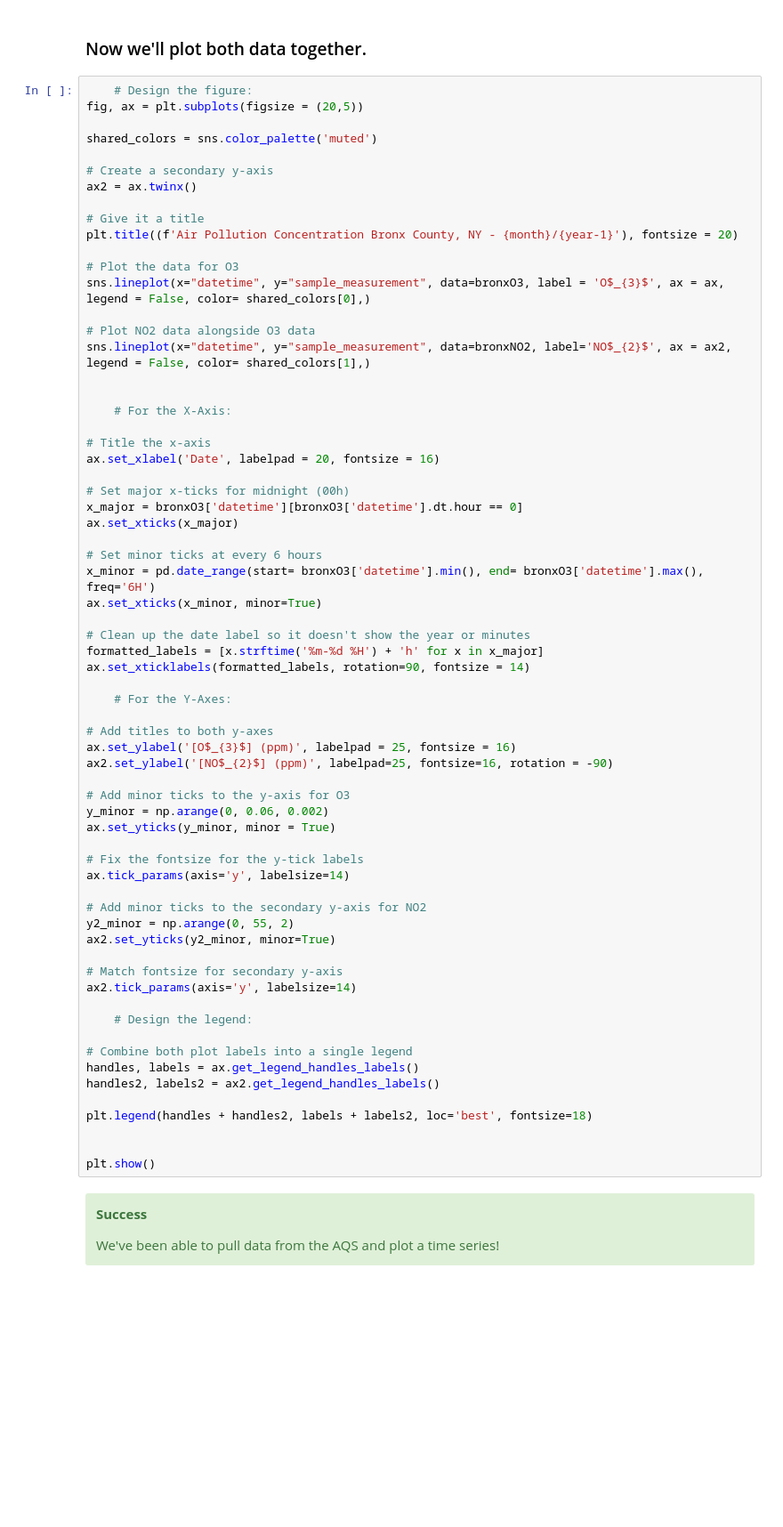
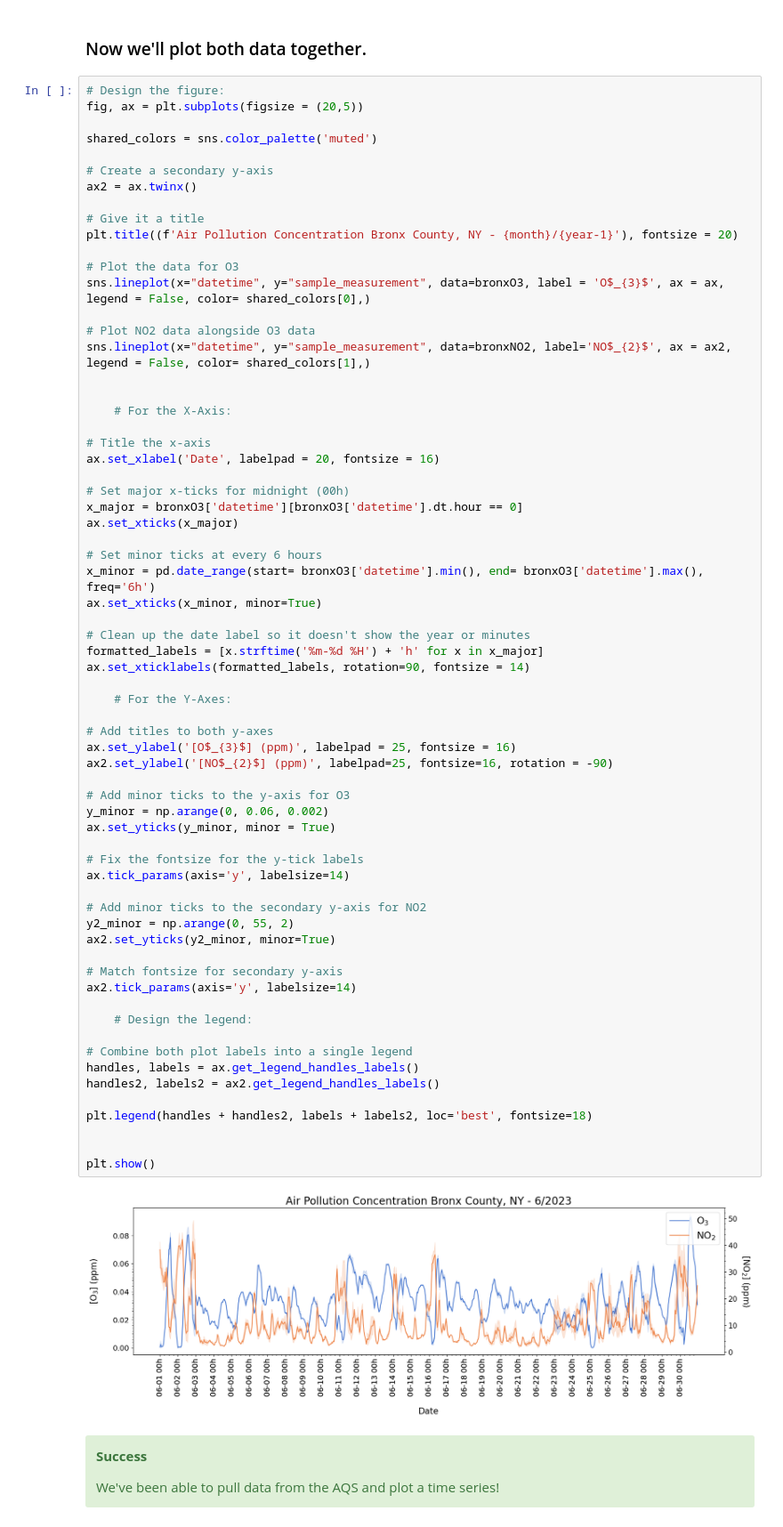
Before and after one commit to ProjectPythia/api-cookbook, a Jupyter notebook: notebooks/example-workflows/air-quality-system-api.ipynb, the cells around one changed output. Shown at 89% size. Drawn from its saved outputs; the diff is of its cells as text; blank space fills up the shorter version.

```diff
--- a/notebooks/example-workflows/air-quality-system-api.ipynb
+++ b/notebooks/example-workflows/air-quality-system-api.ipynb
@@ -373,7 +487,7 @@ bronxNO2 = bronxNO2.sort_values(by='datetime')
 # %% [markdown]
 ### Now we'll plot both data together.
 # %%
-    # Design the figure:
+# Design the figure:
 fig, ax = plt.subplots(figsize = (20,5))
 
 shared_colors = sns.color_palette('muted')
@@ -401,7 +515,7 @@ x_major = bronxO3['datetime'][bronxO3['datetime'].dt.hour == 0]
 ax.set_xticks(x_major)
 
 # Set minor ticks at every 6 hours
-x_minor = pd.date_range(start= bronxO3['datetime'].min(), end= bronxO3['datetime'].max(), freq='6H')
+x_minor = pd.date_range(start= bronxO3['datetime'].min(), end= bronxO3['datetime'].max(), freq='6h')
 ax.set_xticks(x_minor, minor=True)
 
 # Clean up the date label so it doesn't show the year or minutes
@@ -411,33 +525,35 @@ ax.set_xticklabels(formatted_labels, rotation=90, fontsize = 14)
     # For the Y-Axes:
 
 # Add titles to both y-axes
 ax.set_ylabel('[O$_{3}$] (ppm)', labelpad = 25, fontsize = 16)
 ax2.set_ylabel('[NO$_{2}$] (ppm)', labelpad=25, fontsize=16, rotation = -90)
 
 # Add minor ticks to the y-axis for O3
 y_minor = np.arange(0, 0.06, 0.002)
 ax.set_yticks(y_minor, minor = True)
 
 # Fix the fontsize for the y-tick labels
 ax.tick_params(axis='y', labelsize=14)
 
 # Add minor ticks to the secondary y-axis for NO2
 y2_minor = np.arange(0, 55, 2)
 ax2.set_yticks(y2_minor, minor=True)
 
 # Match fontsize for secondary y-axis
 ax2.tick_params(axis='y', labelsize=14)
 
     # Design the legend:
 
 # Combine both plot labels into a single legend
 handles, labels = ax.get_legend_handles_labels()
 handles2, labels2 = ax2.get_legend_handles_labels()
 
 plt.legend(handles + handles2, labels + labels2, loc='best', fontsize=18)
 
 
 plt.show()
+# %% [output]
+[figure, added]
 # %% [markdown]
 <div class="admonition alert alert-success">
     <p class="admonition-title" style="font-weight:bold">Success</p>
```
Also changed, not shown: parts of 21 cells of this notebook.
